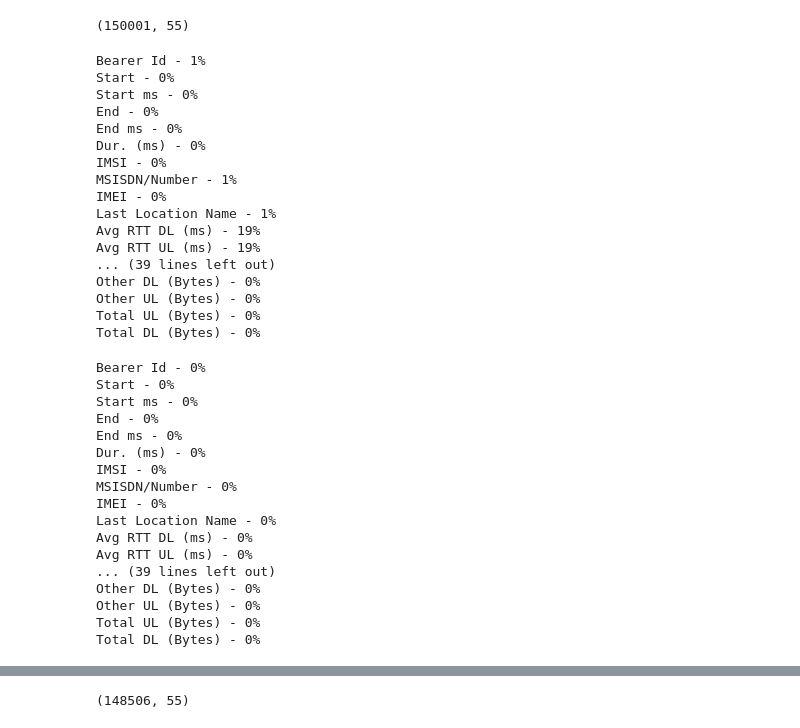
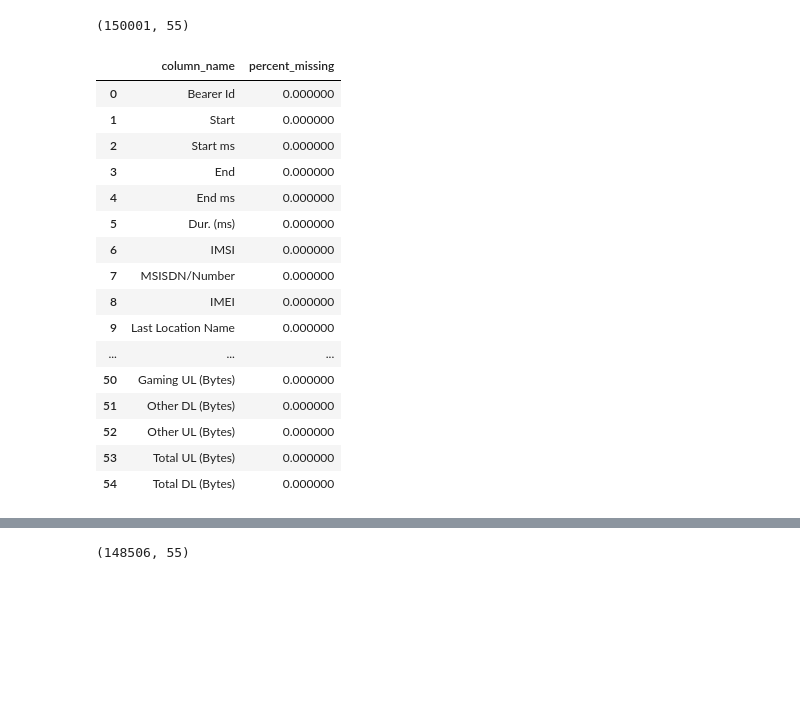
Before and after one commit to nahomfix/TellCo-Analysis, a Jupyter notebook: notebooks/clean_dataset.ipynb, the cells around one changed output, grey strips where cells are left out. Saved outputs shown, nothing was run; the diff lists cells and outputs as text; code cells hidden in the pictures; blank space fills up the shorter version.

Commit message:
wip: update dataset cleaning notebook

```diff
--- a/notebooks/clean_dataset.ipynb
+++ b/notebooks/clean_dataset.ipynb
@@ -49,7 +64,7 @@ dtype: int64
 - remove irrelevant missing values
 - change to appropriate datatypes
 # %%
-clean_data = data.copy()
+clean_data = df.copy()
 # %%
 clean_data.shape
 # %% [output]
@@ -62,23 +72,3 @@ def missing_percentage(df):
-# %%
-missing_percentage(clean_data)
-# %% [output]
-Bearer Id - 1%
-Start - 0%
-Start ms - 0%
-End - 0%
-End ms - 0%
-Dur. (ms) - 0%
-IMSI - 0%
-MSISDN/Number - 1%
-IMEI - 0%
-Last Location Name - 1%
-Avg RTT DL (ms) - 19%
-Avg RTT UL (ms) - 19%
-... (39 lines left out)
-Other DL (Bytes) - 0%
-Other UL (Bytes) - 0%
-Total UL (Bytes) - 0%
-Total DL (Bytes) - 0%
 # %%
 clean_data.dropna(subset=["Bearer Id"], inplace=True)
 # %%
@@ -87,25 +77,25 @@ clean_data.dropna(subset=["MSISDN/Number"], inplace=True)
 clean_data["Handset Type"] = clean_data["Handset Type"].fillna("Unknown")
 clean_data["Handset Manufacturer"] = clean_data["Handset Manufacturer"].fillna("Unknown")
 clean_data["Last Location Name"] = clean_data["Last Location Name"].fillna("Unknown")
+# %%
+cleaner.missing_percentage(clean_data)
+# %% [output]
+|  | column_name | percent_missing |
+| 0 | Bearer Id | 0.000000 |
+| 1 | Start | 0.000000 |
+| 2 | Start ms | 0.000000 |
+| 3 | End | 0.000000 |
+| 4 | End ms | 0.000000 |
+| 5 | Dur. (ms) | 0.000000 |
+| 6 | IMSI | 0.000000 |
+| 7 | MSISDN/Number | 0.000000 |
+| 8 | IMEI | 0.000000 |
+| 9 | Last Location Name | 0.000000 |
+| ... | ... | ... |
+| 50 | Gaming UL (Bytes) | 0.000000 |
+| 51 | Other DL (Bytes) | 0.000000 |
+| 52 | Other UL (Bytes) | 0.000000 |
+| 53 | Total UL (Bytes) | 0.000000 |
+| 54 | Total DL (Bytes) | 0.000000 |
 # %%
 clean_data.fillna(clean_data.mean(numeric_only=True).round(), inplace=True)
-# %%
-missing_percentage(clean_data)
-# %% [output]
-Bearer Id - 0%
-Start - 0%
-Start ms - 0%
-End - 0%
-End ms - 0%
-Dur. (ms) - 0%
-IMSI - 0%
-MSISDN/Number - 0%
-IMEI - 0%
-Last Location Name - 0%
-Avg RTT DL (ms) - 0%
-Avg RTT UL (ms) - 0%
-... (39 lines left out)
-Other DL (Bytes) - 0%
-Other UL (Bytes) - 0%
-Total UL (Bytes) - 0%
-Total DL (Bytes) - 0%
```
Also changed, not shown: parts of 15 cells of this notebook.
